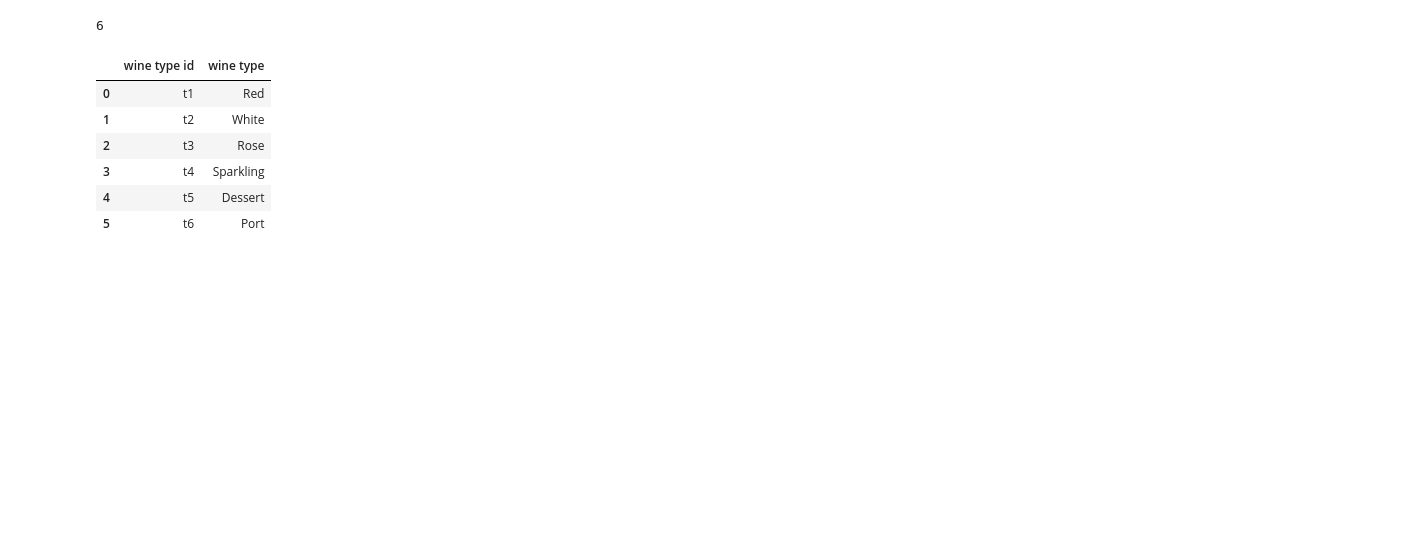
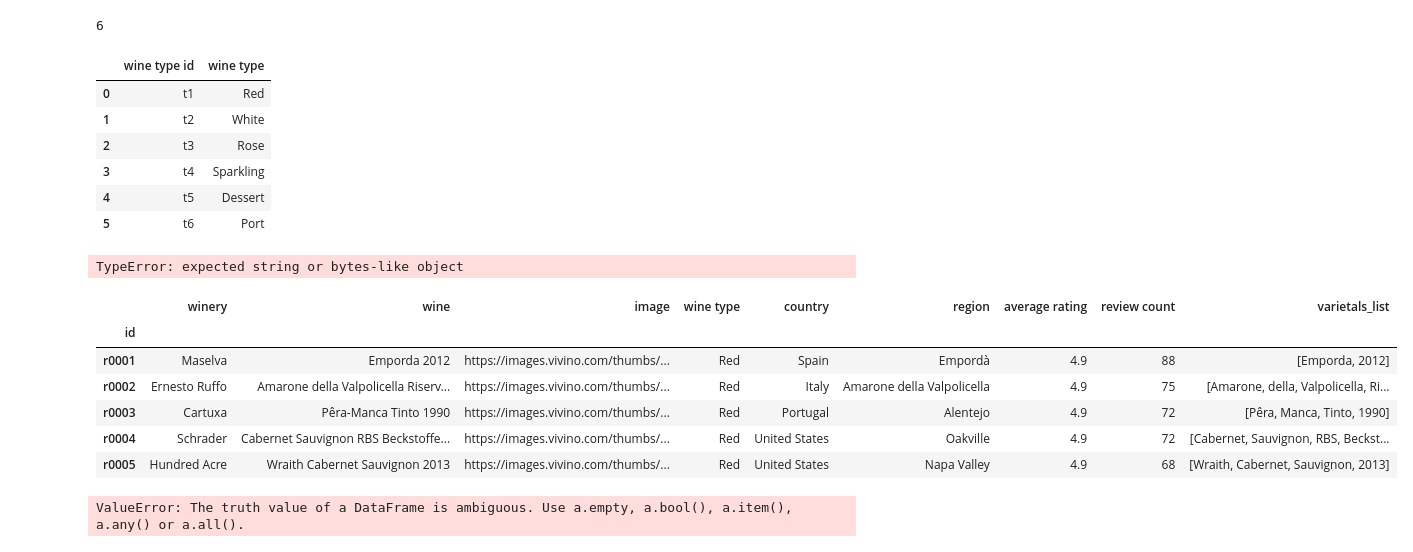
Before and after one commit to SantDRS/G3_Project3, a Jupyter notebook: starterCode.ipynb, the cells around one changed output. Cells and saved outputs as stored; diff of their text form; code cells hidden in the pictures; blank space fills up the shorter version.

```diff
--- a/starterCode.ipynb
+++ b/starterCode.ipynb
@@ -292,3 +292,5 @@ winery_df.to_csv('winery.csv', index = False)
 wineType_df.to_csv('wine_type.csv', index = False)
 region_df.to_csv('region.csv', index = False)
 country_df.to_csv('country.csv', index = False)
+# %%
+varietalLs = ['Pinot Noir', 'Cabernet Sauvignon', 'Merlot', 'Syrah', 'Malbec', 'Grenache', 'Chardonnay', 'Sauvignon Blanc', 'Riesling', 'Pinot Gris', 'Chenin Blanc', 'Moscato', 'Albariño', 'Viognier','Prosecco', 'Blanc de Noir', "Blanc de Blancs", 'Champagne', 'Cava','Gamay']
@@ -294,0 +299,43 @@ country_df.to_csv('country.csv', index = False)
+# %%
+# reasign Dfs (avoid timeout with API)
+wineDf = pd.read_csv('wine.csv', index_col = 'id')
+# %%
+# Create an empty list to store the extracted varietals
+varietals= []
+
+# Loop through each row in the wineDF DataFrame
+for index, row in wineDf.iterrows():
+    # Extract the varietals using regex and add them to the varietals list
+    varietals_list = re.findall(r"\b\w+\b", varietalLs)
+    varietals.append(varietals_list)
+
+# Add the varietals list as a new column to the wineDF DataFrame
+wineDf['varietals_list'] = varietals
+# %% [output]
+TypeError: expected string or bytes-like object
+# %%
+wineDf.head()
+# %% [output]
+|  | winery | wine | image | wine type | country | region | average rating | review count | varietals_list |
+| id |  |  |  |  |  |  |  |  |  |
+| r0001 | Maselva | Emporda 2012 | https://images.vivino.com/thumbs/... | Red | Spain | Empordà | 4.9 | 88 | [Emporda, 2012] |
+| r0002 | Ernesto Ruffo | Amarone della Valpolicella Riserv... | https://images.vivino.com/thumbs/... | Red | Italy | Amarone della Valpolicella | 4.9 | 75 | [Amarone, della, Valpolicella, Ri... |
+| r0003 | Cartuxa | Pêra-Manca Tinto 1990 | https://images.vivino.com/thumbs/... | Red | Portugal | Alentejo | 4.9 | 72 | [Pêra, Manca, Tinto, 1990] |
+| r0004 | Schrader | Cabernet Sauvignon RBS Beckstoffe... | https://images.vivino.com/thumbs/... | Red | United States | Oakville | 4.9 | 72 | [Cabernet, Sauvignon, RBS, Beckst... |
+| r0005 | Hundred Acre | Wraith Cabernet Sauvignon 2013 | https://images.vivino.com/thumbs/... | Red | United States | Napa Valley | 4.9 | 68 | [Wraith, Cabernet, Sauvignon, 2013] |
+# %%
+# Create an empty list to store the extracted varietals
+varietals= []
+# Let's loop through the 'wine type' series
+#for wine in wineDf['wine']:
+for v in varietalLs:
+    # wineDf[wineDf['wine'].str.contains(v)]['varietal'] = v
+    if wineDf[wineDf['wine'].str.contains(v)]:
+        varietals.append(v)
+# create varietal column
+# regex on 'wine' column
+# .append to varietal column
+# conditional to .append 'N/A'
+# print(varietals)
+# %% [output]
+ValueError: The truth value of a DataFrame is ambiguous. Use a.empty, a.bool(), a.item(), a.any() or a.all().
```
Also changed, not shown: parts of 2 cells of this notebook.
